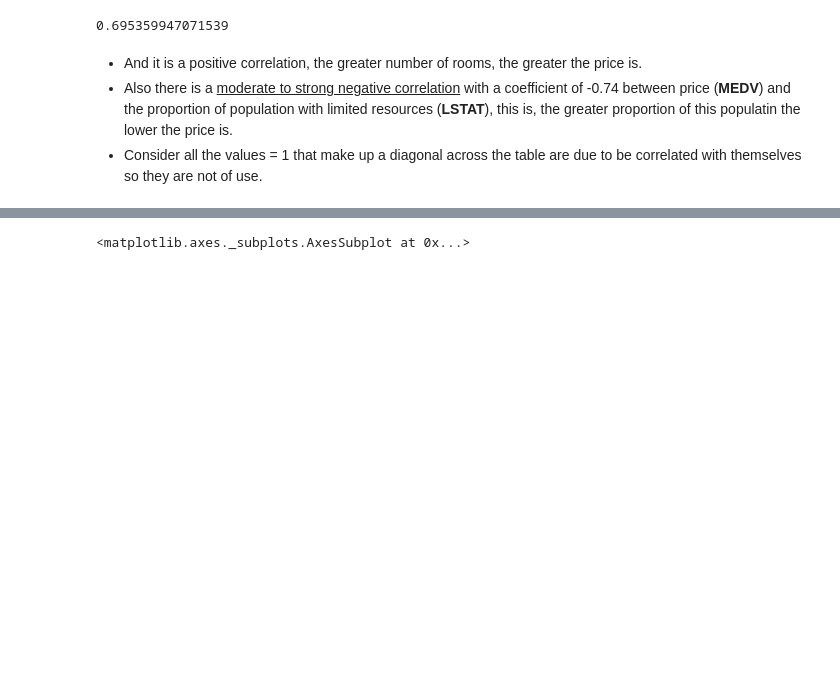
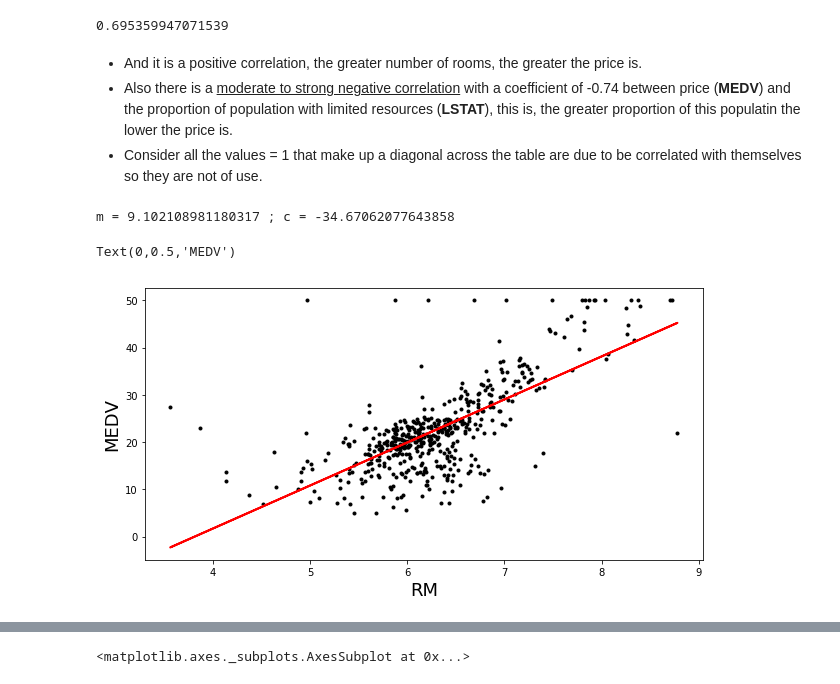
Before and after one commit to Carloselrecharlie/Boston_House_Prices_Analysis, a Jupyter notebook: Analysis of Boston House Prices dataset.ipynb, the cells around one changed output, grey strips where cells are left out. Cells and saved outputs as stored; diff of their text form; code cells hidden in the pictures; blank space fills up the shorter version.

Commit message:
Added two plots with their regression lines

```diff
--- a/Analysis of Boston House Prices dataset.ipynb
+++ b/Analysis of Boston House Prices dataset.ipynb
@@ -1,7 +1,11 @@
 # %%
+import numpy as np
 import pandas as pd
 import seaborn as sns
 from sklearn.datasets import load_boston
+import matplotlib.pyplot as plt
+
+plt.rcParams['figure.figsize'] = (10.0, 5.0)
 # %% [markdown]
 # Description
 # %% [markdown]
@@ -117,3 +121,14 @@ bhp['RM'].corr(bhp['MEDV'])
 - And it is a positive correlation, the greater number of rooms, the greater the price is.
 - Also there is a <u>moderate to strong negative correlation</u> with a coefficient of -0.74 between price (__MEDV__) and the proportion of population with limited resources (__LSTAT__), this is, the greater proportion of this populatin the lower the price is.
 - Consider all the values = 1 that make up a diagonal across the table are due to be correlated with themselves so they are not of use.
+# %%
+plt.plot(bhp['RM'],bhp['MEDV'], 'k.')
+m, c = np.polyfit(bhp['RM'], bhp['MEDV'], 1)
+print('m =', m, '; c =', c)
+plt.plot(bhp['RM'], m*bhp['RM'] + c, 'r', linewidth=2)
+plt.xlabel('RM', fontsize=18)
+plt.ylabel('MEDV', fontsize=18)
+# %% [output]
+m = 9.102108981180317 ; c = -34.67062077643858
+Text(0,0.5,'MEDV')
+[figure, added]
```
Also changed, not shown: parts of 3 cells of this notebook.
